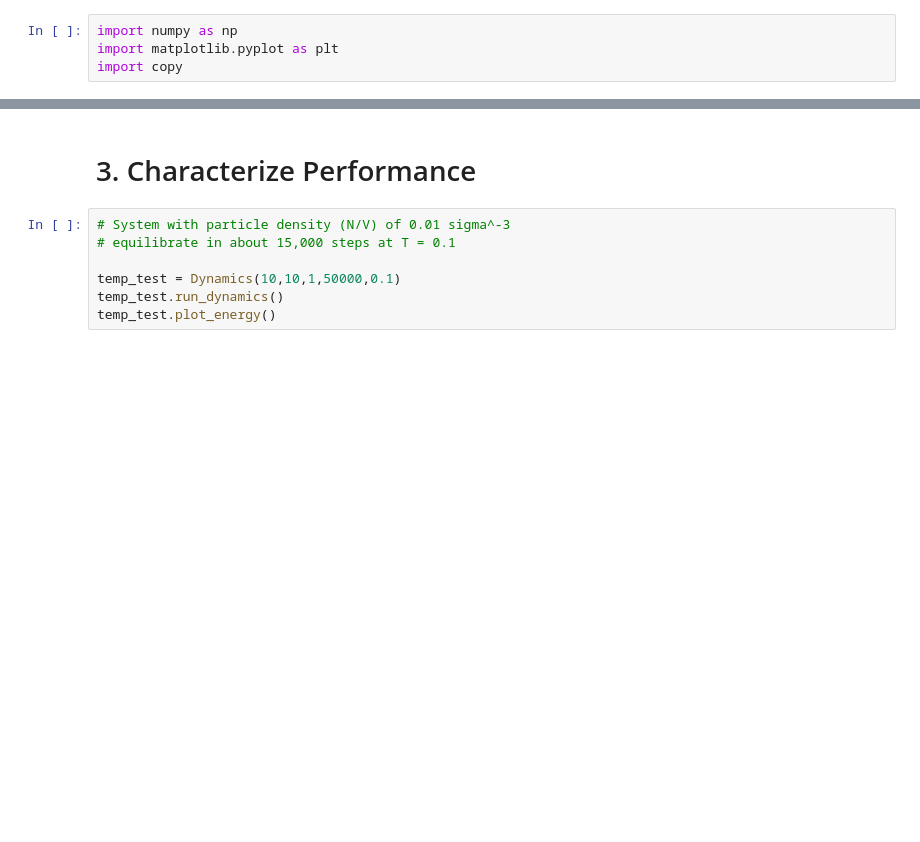
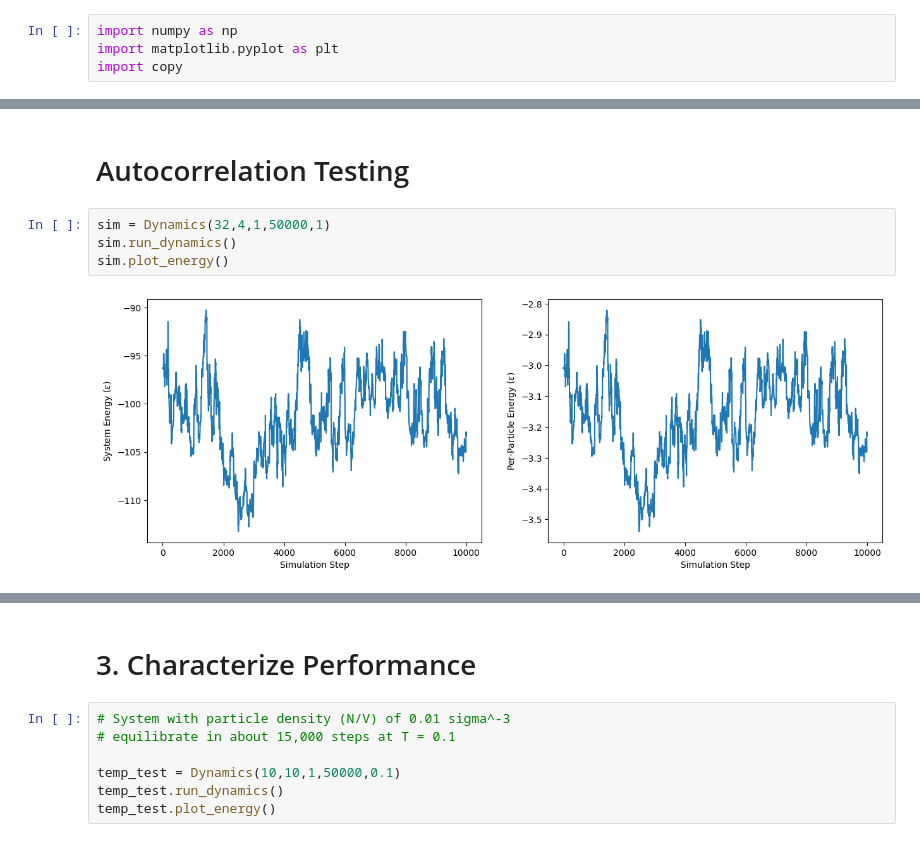
Before and after one commit to djbell01/563-DawsonBell, a Jupyter notebook: MC_Project.ipynb, the cells around one changed output, grey strips where cells are left out. Saved outputs shown, nothing was run; the diff lists cells and outputs as text; blank space fills up the shorter version.

```diff
--- a/MC_Project.ipynb
+++ b/MC_Project.ipynb
@@ -113,3 +118,11 @@ class Dynamics():
     ax2.plot(self.per_particle_energies)
     ax2.set_xlabel('Simulation Step')
     ax2.set_ylabel('Per-Particle Energy ($\epsilon$)')
+# %% [markdown]
+# Autocorrelation Testing
+# %%
+sim = Dynamics(32,4,1,50000,1)
+sim.run_dynamics()
+sim.plot_energy()
+# %% [output]
+[figure, added]
```
Also changed, not shown: parts of 3 cells of this notebook.
